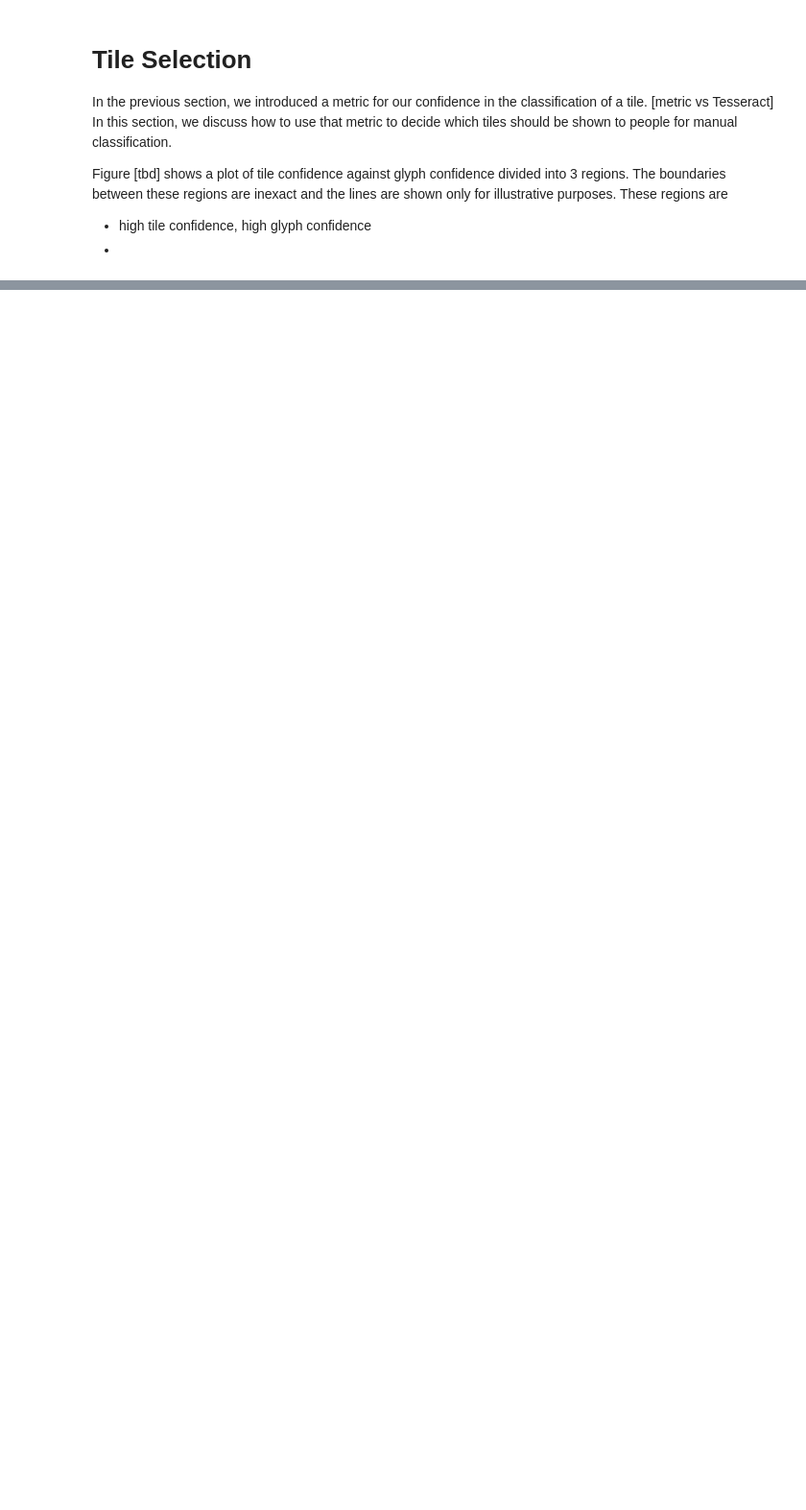
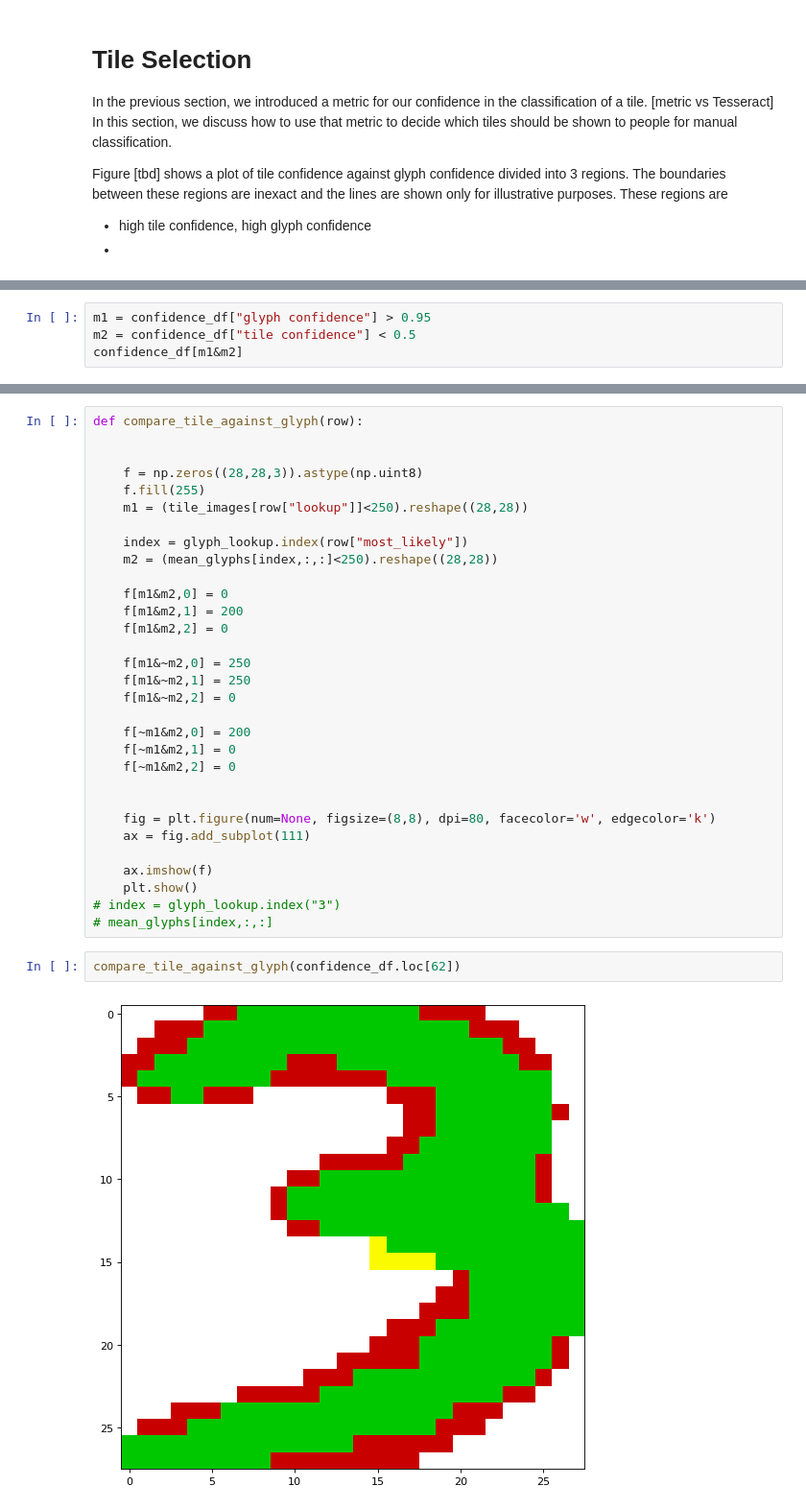
Before and after one commit to ggdhines/historical-transcriptions, a Jupyter notebook: notebooks/glyph estimation.ipynb, the cells around one changed output, grey strips where cells are left out. Shown: that part at 96% size. Drawn from its saved outputs; the diff is of its cells as text; blank space fills up the shorter version.

```diff
--- a/notebooks/glyph estimation.ipynb
+++ b/notebooks/glyph estimation.ipynb
@@ -329,0 +313,4 @@ confidence_df[m].sort_values("tile confidence")
+# %%
+m1 = confidence_df["glyph confidence"] > 0.95
+m2 = confidence_df["tile confidence"] < 0.5
+confidence_df[m1&m2]
@@ -329,0 +335,35 @@ confidence_df[m].sort_values("tile confidence")
+# %%
+def compare_tile_against_glyph(row):
+
+
+    f = np.zeros((28,28,3)).astype(np.uint8)
+    f.fill(255)
+    m1 = (tile_images[row["lookup"]]<250).reshape((28,28))
+
+    index = glyph_lookup.index(row["most_likely"])
+    m2 = (mean_glyphs[index,:,:]<250).reshape((28,28))
+
+    f[m1&m2,0] = 0
+    f[m1&m2,1] = 200
+    f[m1&m2,2] = 0
+
+    f[m1&~m2,0] = 250
+    f[m1&~m2,1] = 250
+    f[m1&~m2,2] = 0
+
+    f[~m1&m2,0] = 200
+    f[~m1&m2,1] = 0
+    f[~m1&m2,2] = 0
+
+
+    fig = plt.figure(num=None, figsize=(8,8), dpi=80, facecolor='w', edgecolor='k')
+    ax = fig.add_subplot(111)
+
+    ax.imshow(f)
+    plt.show()
+# index = glyph_lookup.index("3")
+# mean_glyphs[index,:,:]
+# %%
+compare_tile_against_glyph(confidence_df.loc[62])
+# %% [output]
+[figure, added]
```
Also changed, not shown: parts of 6 cells of this notebook.
